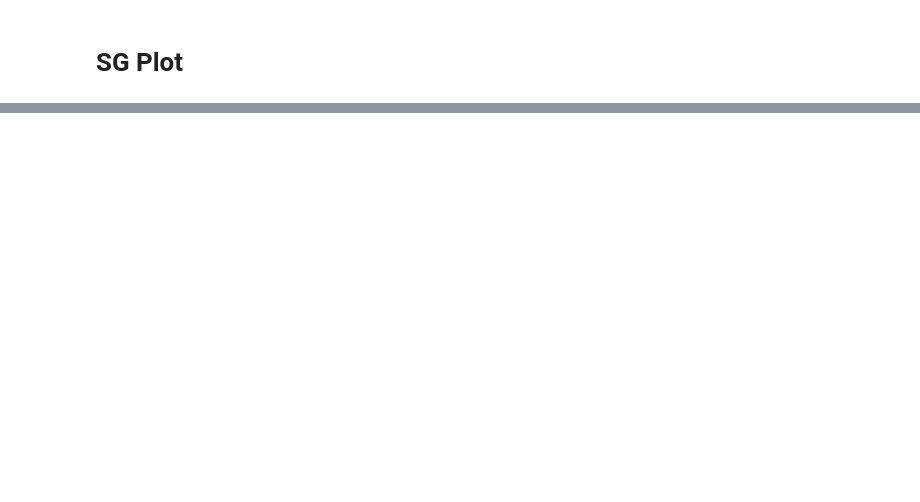
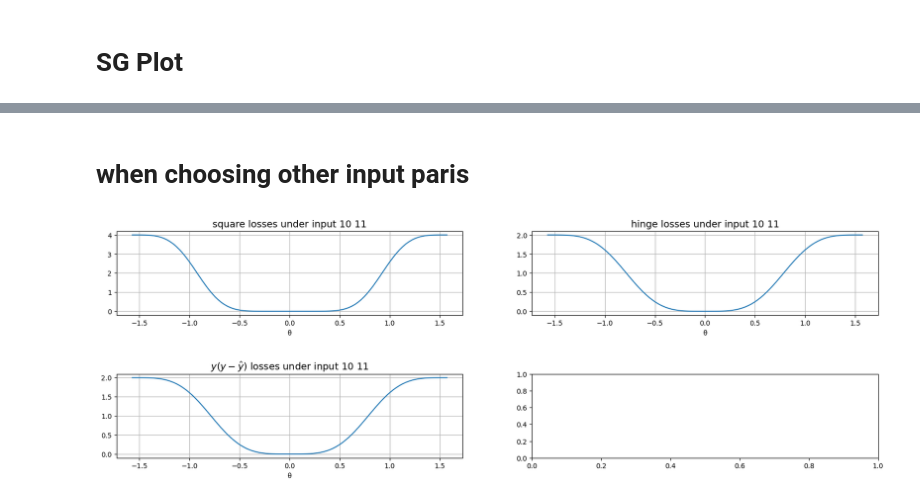
Before and after one commit to Fragecity/SymmetryQNN, a Jupyter notebook: CatDogExm/OnOffCir_2qubits1.ipynb, the cells around one changed output, grey strips where cells are left out. Drawn from its saved outputs; the diff is of its cells as text; code cells hidden in the pictures; blank space fills up the shorter version.

```diff
--- a/CatDogExm/OnOffCir_2qubits1.ipynb
+++ b/CatDogExm/OnOffCir_2qubits1.ipynb
@@ -183,0 +246,31 @@ plt.grid()  # 显示网格线
+# %% [markdown]
+# when choosing other input paris
+# %%
+x = np.linspace(-np.pi/2, np.pi/2, 100)  # 在区间 [-2, 2] 内创建 1000 个等间距的点
+
+fig, axs = plt.subplots(2, 2, figsize=(20, 6))
+
+y_square = (1+np.cos(np.pi*np.cos(x)**2))**2
+axs[0, 0].plot(x, y_square)
+axs[0, 0].set_title('square losses under input 10 11', fontsize=14)
+axs[0, 0].set_xlabel('θ')
+axs[0, 0].grid()
+
+y_hinge = np.maximum(0, 1+np.cos(np.pi*np.cos(x)**2))
+axs[0, 1].plot(x, y_hinge)
+axs[0, 1].set_title('hinge losses under input 10 11', fontsize=14)
+axs[0, 1].set_xlabel('θ')
+axs[0, 1].grid()
+
+y_lmd = 1+np.cos(np.pi*np.cos(x)**2)
+axs[1, 0].plot(x, y_lmd)
+axs[1, 0].set_title(r'$y(y - \hat{y})$ losses under input 10 11', fontsize=14)
+axs[1, 0].set_xlabel('θ')
+axs[1, 0].grid()
+
+# 调整子图之间的间距
+plt.subplots_adjust(hspace=0.7)
+
+plt.show()  # 显示图像
+# %% [output]
+[figure, added]
```
Also changed, not shown: parts of 10 cells of this notebook.
